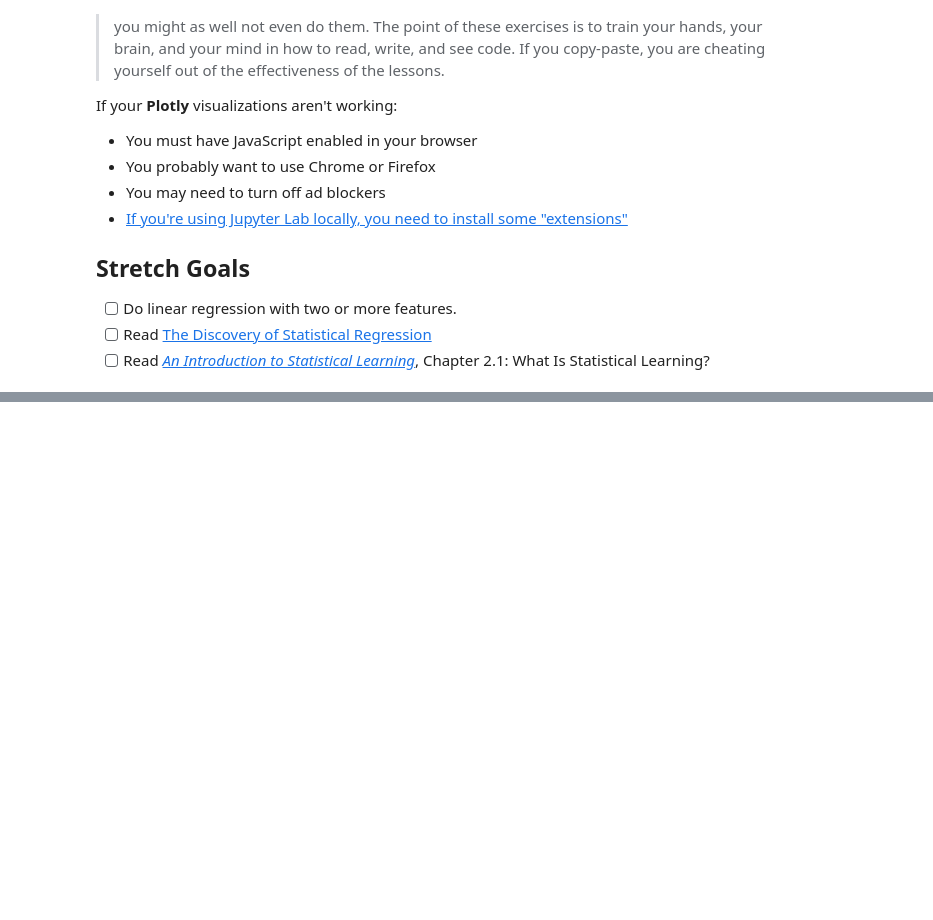
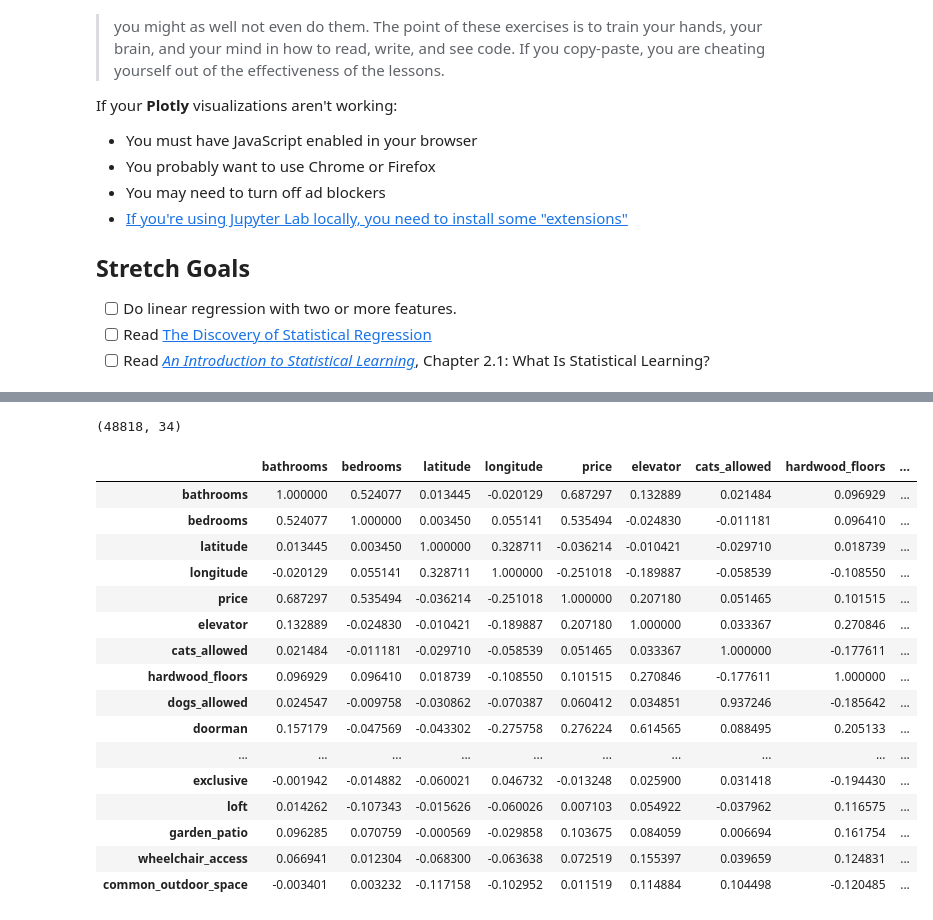
Before and after one commit to mkhalil7625/DS-Unit-2-Linear-Models, a Jupyter notebook: module1-regression-1/Copy_of_LS_DS_211_assignment.ipynb, the cells around one changed output, grey strips where cells are left out. Saved outputs shown, nothing was run; the diff lists cells and outputs as text; code cells hidden in the pictures; blank space fills up the shorter version.

```diff
--- a/module1-regression-1/Copy_of_LS_DS_211_assignment.ipynb
+++ b/module1-regression-1/Copy_of_LS_DS_211_assignment.ipynb
@@ -71,3 +71,27 @@ df.head()
 | 2 | 1.0 | 1 | 2016-04-17 03:26:41 | Top Top West Village location, be... | W 13 Street | 40.7388 | -74.0018 | 2850 | ... |
 | 3 | 1.0 | 1 | 2016-04-18 02:22:02 | Building Amenities - Garage - Gar... | East 49th Street | 40.7539 | -73.9677 | 3275 | ... |
 | 4 | 1.0 | 4 | 2016-04-28 01:32:41 | Beautifully renovated 3 bedroom f... | West 143rd Street | 40.8241 | -73.9493 | 3350 | ... |
+# %%
+df.shape
+# %% [output]
+(48818, 34)
+# %%
+df.corr()
+# %% [output]
+|  | bathrooms | bedrooms | latitude | longitude | price | elevator | cats_allowed | hardwood_floors | ... |
+| bathrooms | 1.000000 | 0.524077 | 0.013445 | -0.020129 | 0.687297 | 0.132889 | 0.021484 | 0.096929 | ... |
+| bedrooms | 0.524077 | 1.000000 | 0.003450 | 0.055141 | 0.535494 | -0.024830 | -0.011181 | 0.096410 | ... |
+| latitude | 0.013445 | 0.003450 | 1.000000 | 0.328711 | -0.036214 | -0.010421 | -0.029710 | 0.018739 | ... |
+| longitude | -0.020129 | 0.055141 | 0.328711 | 1.000000 | -0.251018 | -0.189887 | -0.058539 | -0.108550 | ... |
+| price | 0.687297 | 0.535494 | -0.036214 | -0.251018 | 1.000000 | 0.207180 | 0.051465 | 0.101515 | ... |
+| elevator | 0.132889 | -0.024830 | -0.010421 | -0.189887 | 0.207180 | 1.000000 | 0.033367 | 0.270846 | ... |
+| cats_allowed | 0.021484 | -0.011181 | -0.029710 | -0.058539 | 0.051465 | 0.033367 | 1.000000 | -0.177611 | ... |
+| hardwood_floors | 0.096929 | 0.096410 | 0.018739 | -0.108550 | 0.101515 | 0.270846 | -0.177611 | 1.000000 | ... |
+| dogs_allowed | 0.024547 | -0.009758 | -0.030862 | -0.070387 | 0.060412 | 0.034851 | 0.937246 | -0.185642 | ... |
+| doorman | 0.157179 | -0.047569 | -0.043302 | -0.275758 | 0.276224 | 0.614565 | 0.088495 | 0.205133 | ... |
+| ... | ... | ... | ... | ... | ... | ... | ... | ... | ... |
+| exclusive | -0.001942 | -0.014882 | -0.060021 | 0.046732 | -0.013248 | 0.025900 | 0.031418 | -0.194430 | ... |
+| loft | 0.014262 | -0.107343 | -0.015626 | -0.060026 | 0.007103 | 0.054922 | -0.037962 | 0.116575 | ... |
+| garden_patio | 0.096285 | 0.070759 | -0.000569 | -0.029858 | 0.103675 | 0.084059 | 0.006694 | 0.161754 | ... |
+| wheelchair_access | 0.066941 | 0.012304 | -0.068300 | -0.063638 | 0.072519 | 0.155397 | 0.039659 | 0.124831 | ... |
+| common_outdoor_space | -0.003401 | 0.003232 | -0.117158 | -0.102952 | 0.011519 | 0.114884 | 0.104498 | -0.120485 | ... |
```
Also changed, not shown: parts of 13 cells of this notebook.
